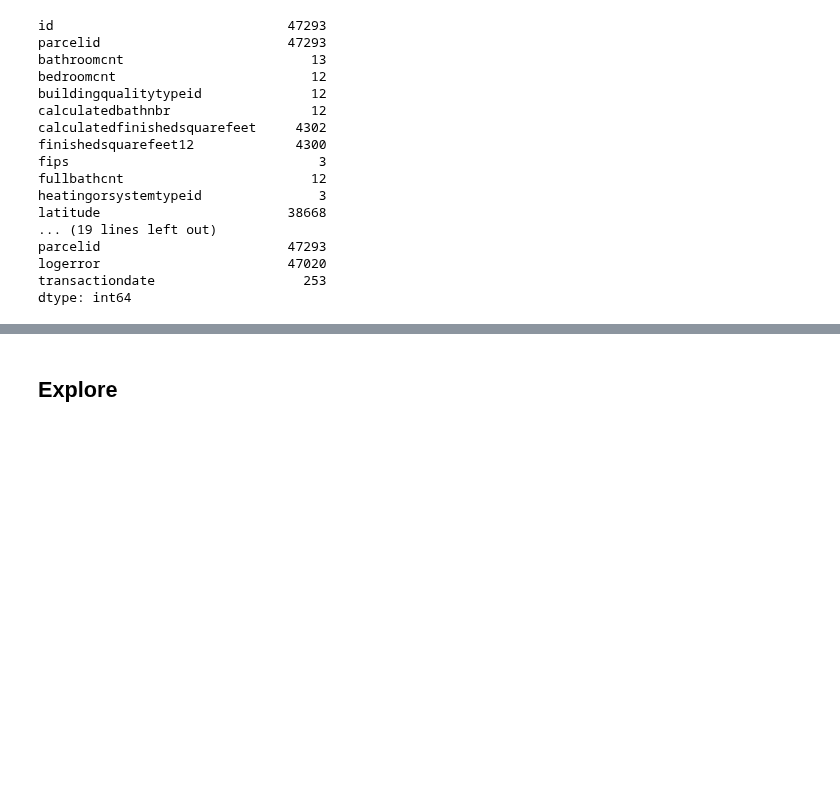
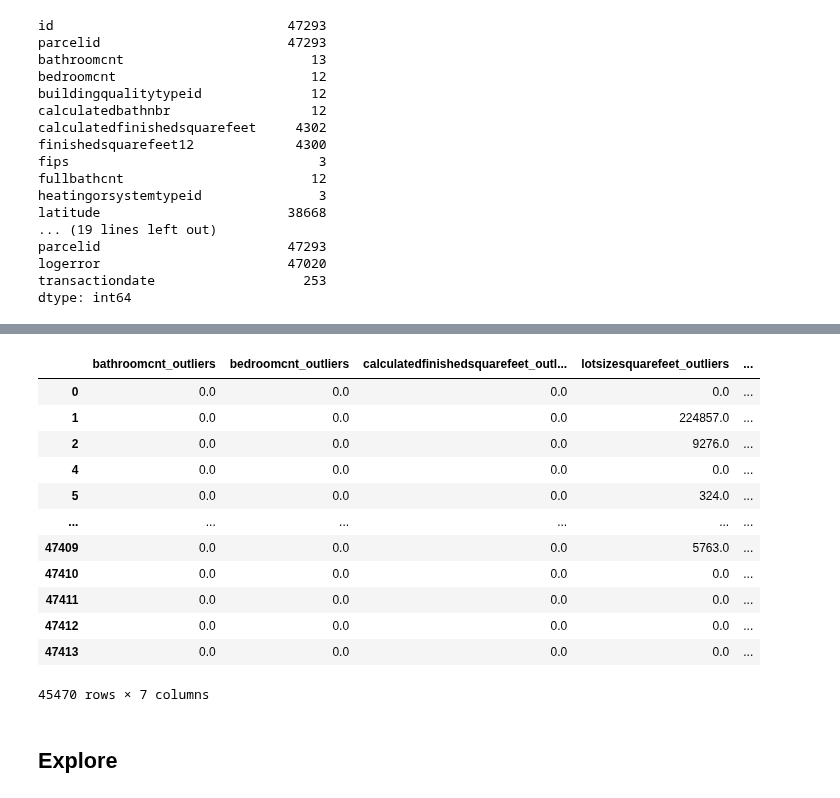
Before and after one commit to SamuelD-Data/zillow_clustering_project, a Jupyter notebook: zillow_clustering_project_notebook.ipynb, the cells around one changed output, grey strips where cells are left out. Cells and saved outputs as stored; diff of their text form; code cells hidden in the pictures; blank space fills up the shorter version.

```diff
--- a/zillow_clustering_project_notebook.ipynb
+++ b/zillow_clustering_project_notebook.ipynb
@@ -320,3 +505,19 @@ dtype: int64
+# %%
+outliers_df
+# %% [output]
+|  | bathroomcnt_outliers | bedroomcnt_outliers | calculatedfinishedsquarefeet_outl... | lotsizesquarefeet_outliers | ... |
+| 0 | 0.0 | 0.0 | 0.0 | 0.0 | ... |
+| 1 | 0.0 | 0.0 | 0.0 | 224857.0 | ... |
+| 2 | 0.0 | 0.0 | 0.0 | 9276.0 | ... |
+| 4 | 0.0 | 0.0 | 0.0 | 0.0 | ... |
+| 5 | 0.0 | 0.0 | 0.0 | 324.0 | ... |
+| ... | ... | ... | ... | ... | ... |
+| 47409 | 0.0 | 0.0 | 0.0 | 5763.0 | ... |
+| 47410 | 0.0 | 0.0 | 0.0 | 0.0 | ... |
+| 47411 | 0.0 | 0.0 | 0.0 | 0.0 | ... |
+| 47412 | 0.0 | 0.0 | 0.0 | 0.0 | ... |
+| 47413 | 0.0 | 0.0 | 0.0 | 0.0 | ... |
+45470 rows × 7 columns
 # %% [markdown]
 ## Explore
 # %% [markdown]
```
Also changed, not shown: parts of 26 cells of this notebook.
